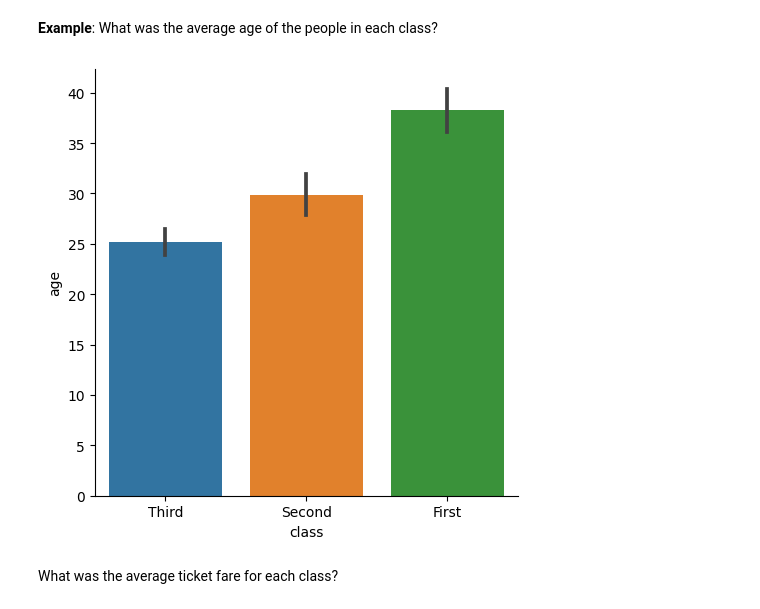
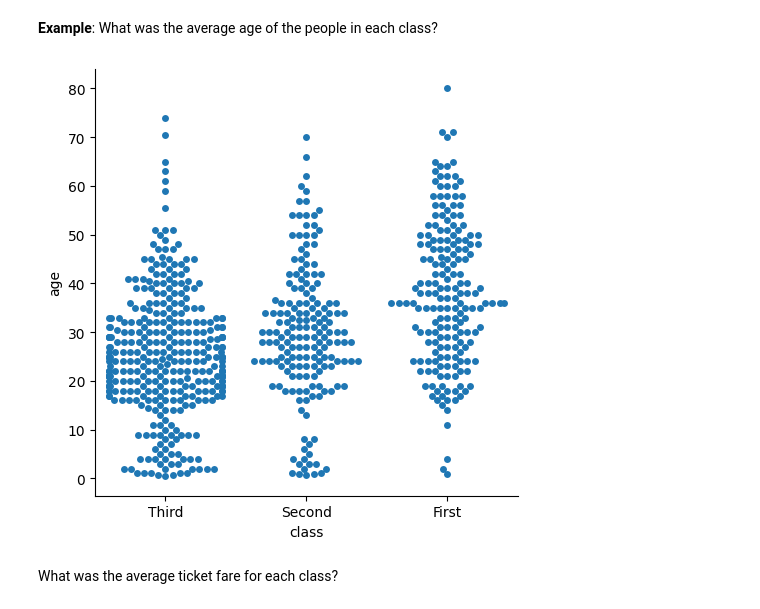
Before and after one commit to ili-s/NicksIntro2Python, a Jupyter notebook: Day4/4-3-GroupingData.ipynb, the cells around one changed output. Cells and saved outputs as stored; diff of their text form; code cells hidden in the pictures.

```diff
--- a/Day4/4-3-GroupingData.ipynb
+++ b/Day4/4-3-GroupingData.ipynb
@@ -102,8 +167,8 @@ sns.catplot(data=df, x="ColName", y="ColName", hue="ColName", row="ColName", col
 **Example**: What was the average age of the people in each class?
 # %%
 class_order = ['Third', 'Second', 'First']
-sns.catplot(data=df, x="class", y='age', order=class_order, kind='bar');  # kind= can be "point", "bar", "violin", "box", "boxen", "count", "strip", "swarm"
+sns.catplot(data=df, x="class", y='age', order=class_order, kind='swarm');  # kind= can be "point", "bar", "violin", "box", "boxen", "count", "strip", "swarm"
 # %% [output]
-[figure, old version]
+[figure, new version]
 # %% [markdown]
 What was the average ticket fare for each class?
```
Also changed, not shown: parts of 12 cells of this notebook, 12 other files.
